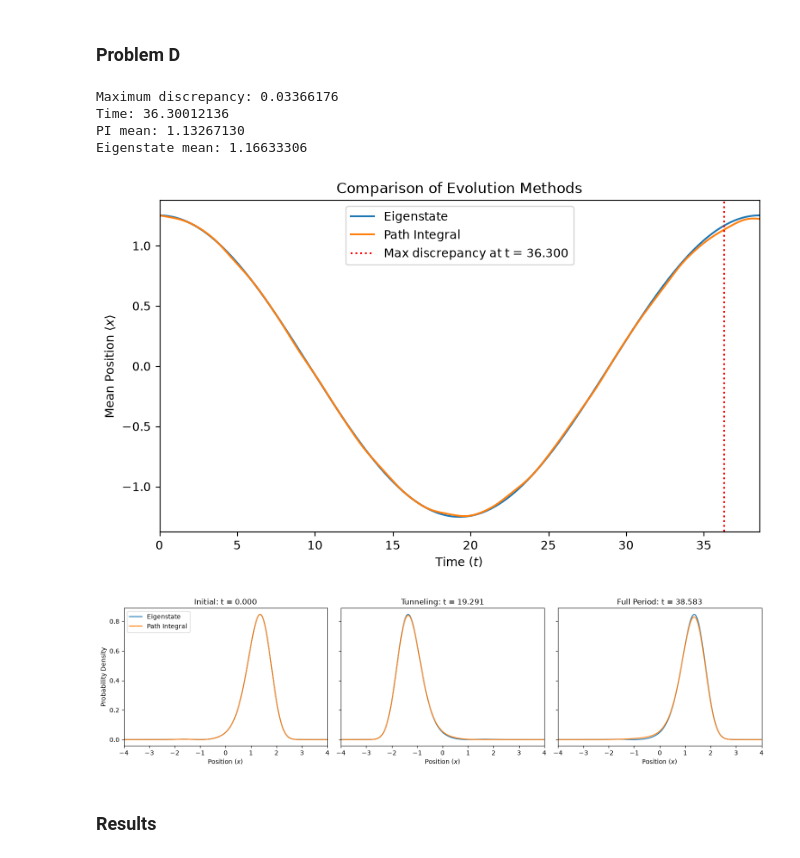
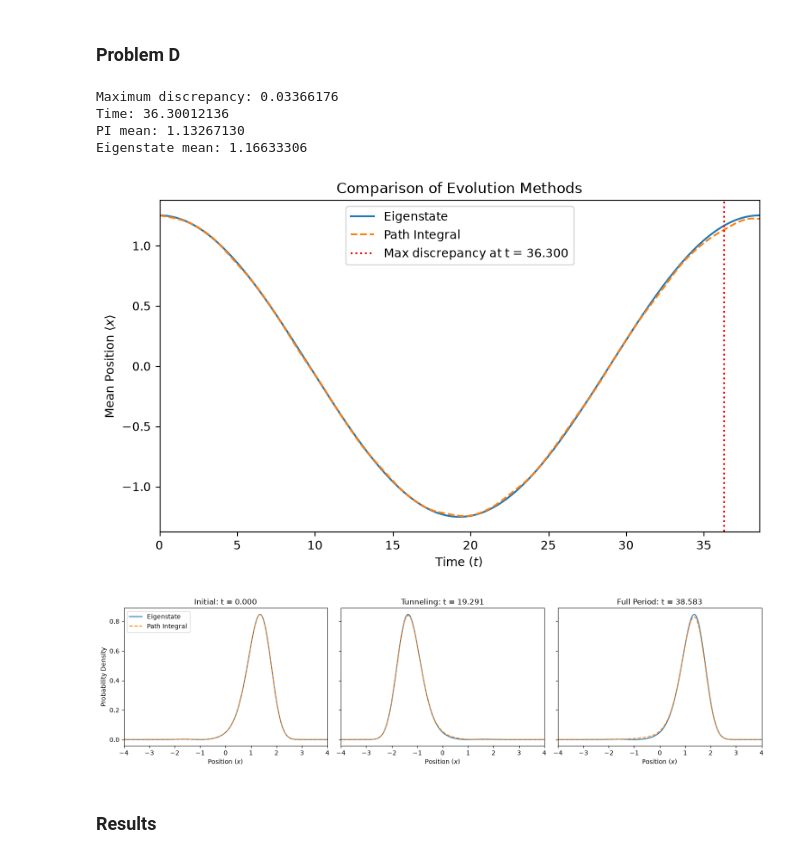
Before and after one commit to amanpalanati/phys142, a Jupyter notebook: assignments/assignment2/assignment2.ipynb, the cells around one changed output. Drawn from its saved outputs; the diff is of its cells as text; code cells hidden in the pictures.

```diff
--- a/assignments/assignment2/assignment2.ipynb
+++ b/assignments/assignment2/assignment2.ipynb
@@ -333,7 +333,8 @@ x01 = DX * np.sum(phi0 * x * phi1)
 x_mean_eig = x01 * np.cos(delta_E * t_D / HBAR)
 t_tunnel_eig = np.pi * HBAR / delta_E
 
-differences = np.abs(x_mean_PI_D - x_mean_eig)
+valid = t_D <= T_D
+differences = np.abs(x_mean_PI_D[valid] - x_mean_eig[valid])
 
 max_index = np.argmax(differences)
 max_discrepancy = differences[max_index]
@@ -346,7 +347,7 @@ print(f"Eigenstate mean: {x_mean_eig[max_index]:.8f}")
 fig, ax = plt.subplots(figsize=(9, 5))
 
 ax.plot(t_D, x_mean_eig, label="Eigenstate")
-ax.plot(t_D, x_mean_PI_D, label="Path Integral")
+ax.plot(t_D, x_mean_PI_D, "--", label="Path Integral")
 ax.axvline(t_D[max_index], color="red", linestyle=":",
            label=f"Max discrepancy at t = {t_D[max_index]:.3f}")
 
@@ -364,7 +365,7 @@ Maximum discrepancy: 0.03366176
 Time: 36.30012136
 PI mean: 1.13267130
 Eigenstate mean: 1.16633306
-[figure, old version]
+[figure, new version]
 # %%
 def eigenstate_density(time):
     psi_eig = (
@@ -375,35 +376,35 @@ def eigenstate_density(time):
     return np.abs(psi_eig)**2
 
 snapshot_times = [0, t_tunnel_eig, T_D]
 snapshot_labels = ["Initial", "Tunneling", "Full Period"]
 
 fig, axes = plt.subplots(1, 3, figsize=(15, 4), sharey=True)
 
 for ax, target_time, label in zip(
     axes, snapshot_times, snapshot_labels
 ):
     n = np.argmin(np.abs(t_D - target_time))
     actual_time = t_D[n]
 
     prob_eig = eigenstate_density(actual_time)
     prob_pi = prob_PI_D[n]
 
     ax.plot(x, prob_eig, label="Eigenstate")
-    ax.plot(x, prob_pi, label="Path Integral")
+    ax.plot(x, prob_pi, "--",label="Path Integral")
 
     ax.set(
         xlabel="Position $(x)$",
         title=f"{label}: t = {actual_time:.3f}",
         xlim=(-4, 4)
     )
 
 axes[0].set_ylabel("Probability Density")
 axes[0].legend()
 
 plt.tight_layout()
 plt.show()
 # %% [output]
-[figure, old version]
+[figure, new version]
 # %% [markdown]
 ### Results
 # %%
```
Also changed, not shown: parts of 4 cells of this notebook, 5 other files.
